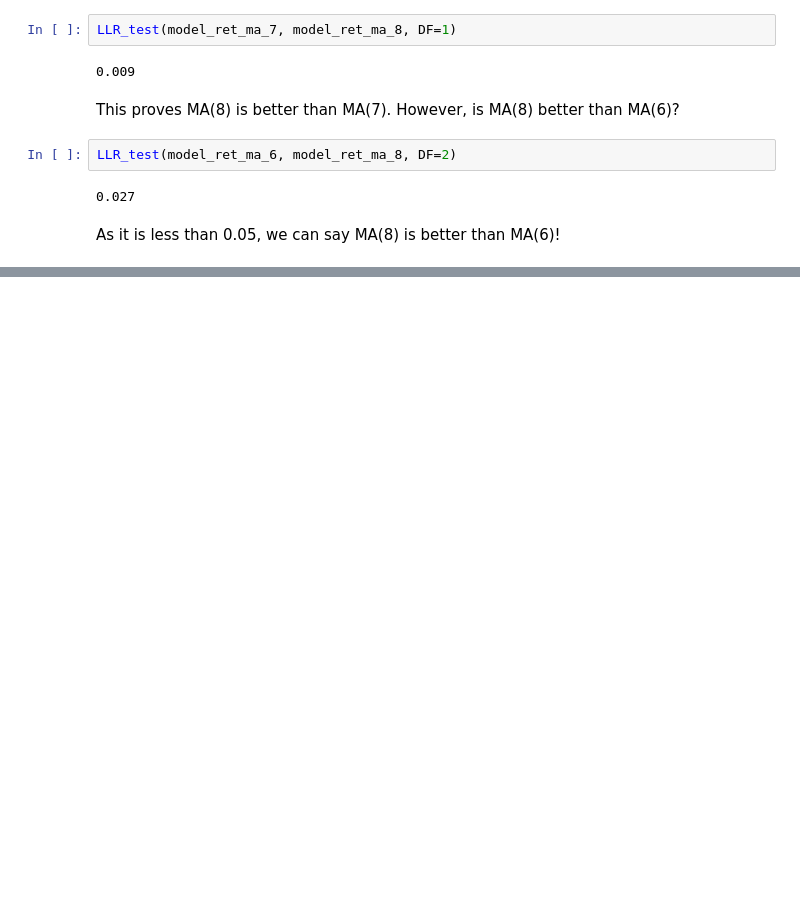
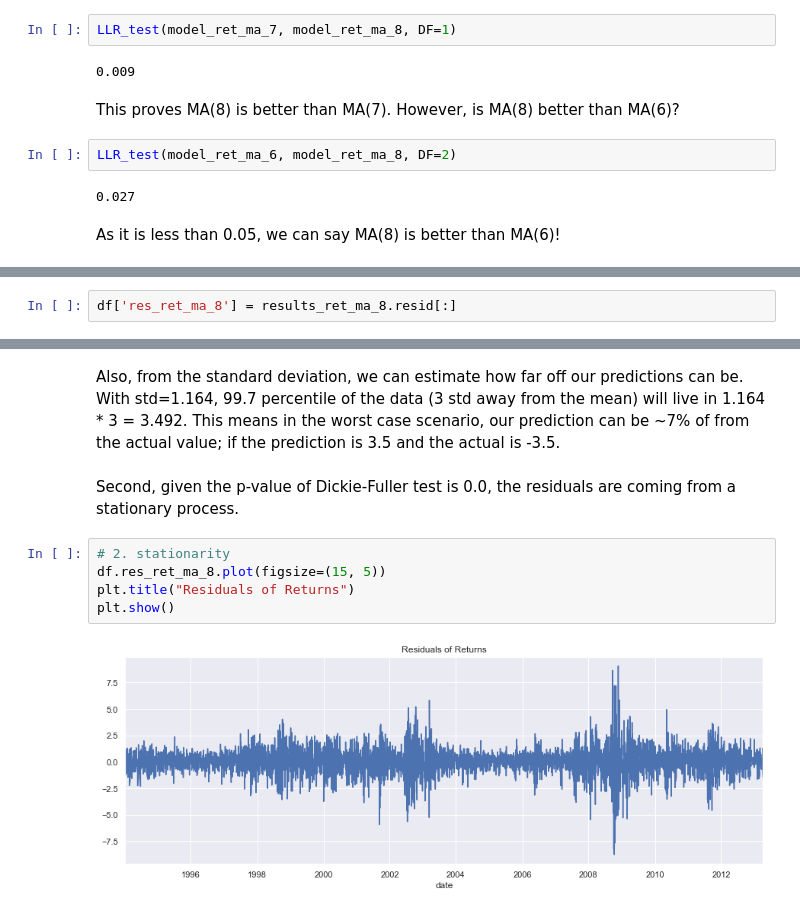
Before and after one commit to mkang32/snp500-analysis, a Jupyter notebook: notebooks/4.the_MA_model.ipynb, the cells around one changed output, grey strips where cells are left out. Drawn from its saved outputs; the diff is of its cells as text; blank space fills up the shorter version.

Commit message:
residuals for MA

```diff
--- a/notebooks/4.the_MA_model.ipynb
+++ b/notebooks/4.the_MA_model.ipynb
@@ -349,0 +365,2 @@ As it is less than 0.05, we can say MA(8) is better than MA(6)!
+# %%
+df['res_ret_ma_8'] = results_ret_ma_8.resid[:]
@@ -349,0 +376,11 @@ As it is less than 0.05, we can say MA(8) is better than MA(6)!
+# %% [markdown]
+Also, from the standard deviation, we can estimate how far off our predictions can be. With std=1.164, 99.7 percentile of the data (3 std away from the mean) will live in 1.164 * 3 = 3.492. This means in the worst case scenario, our prediction can be ~7% of from the actual value; if the prediction is 3.5 and the actual is -3.5.
+# %% [markdown]
+Second, given the p-value of Dickie-Fuller test is 0.0, the residuals are coming from a stationary process.
+# %%
+# 2. stationarity
+df.res_ret_ma_8.plot(figsize=(15, 5))
+plt.title("Residuals of Returns")
+plt.show()
+# %% [output]
+[figure, added]
```
Also changed, not shown: parts of 7 cells of this notebook.
